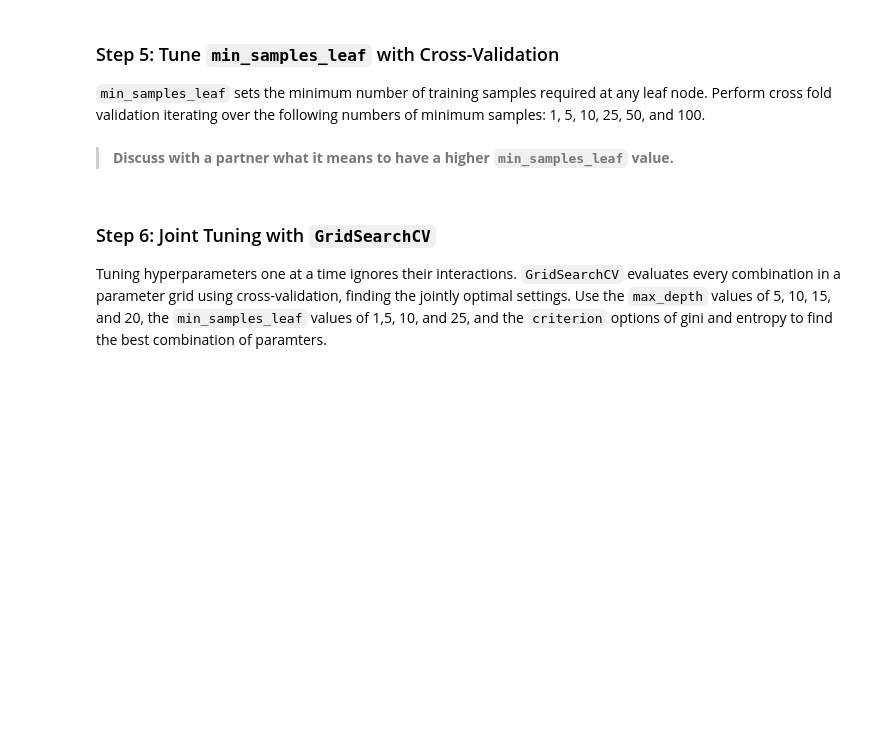
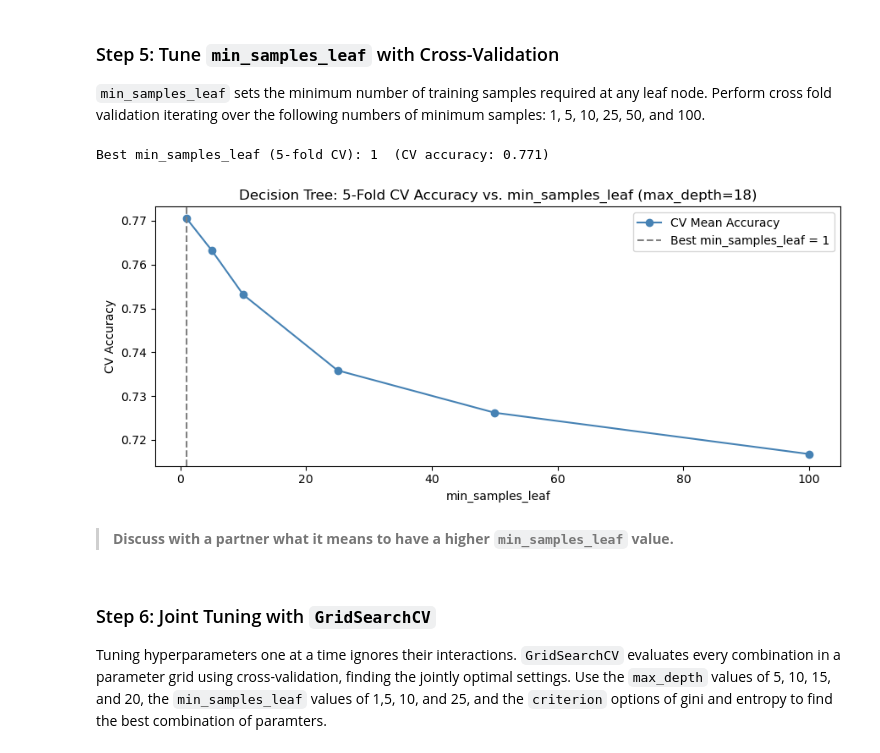
Before and after one commit to pfnorton39/weekly-lab-templates, a Jupyter notebook: lab6/lab6.ipynb, the cells around one changed output. Cells and saved outputs as stored; diff of their text form; code cells hidden in the pictures; blank space fills up the shorter version.

```diff
--- a/lab6/lab6.ipynb
+++ b/lab6/lab6.ipynb
@@ -92,20 +121,33 @@ plt.show()
 
 `min_samples_leaf` sets the minimum number of training samples required at any leaf node. Perform cross fold validation iterating over the following numbers of minimum samples: 1, 5, 10, 25, 50, and 100.
 # %%
+leaf_sizes = [1, 5, 10, 25, 50, 100]
+leaf_cv_means = []
+
+for n in leaf_sizes:
+    dt = DecisionTreeClassifier(max_depth = best_depth, min_samples_leaf = n, random_state = 42)
+    scores = cross_val_score(dt, X_train, y_train, cv = 5, scoring = 'accuracy')
+    leaf_cv_means.append(scores.mean())
+
+leaf_cv_means = np.array(leaf_cv_means)
+best_leaf = leaf_sizes[np.argmax(leaf_cv_means)]
 
 
 
 print(f"Best min_samples_leaf (5-fold CV): {best_leaf}  (CV accuracy: {leaf_cv_means.max():.3f})")
 
 plt.figure(figsize=(9, 4))
 plt.plot(leaf_sizes, leaf_cv_means, label='CV Mean Accuracy', marker='o', color='steelblue')
 plt.axvline(best_leaf, color='gray', linestyle='--', label=f'Best min_samples_leaf = {best_leaf}')
 plt.xlabel('min_samples_leaf')
 plt.ylabel('CV Accuracy')
 plt.title(f'Decision Tree: 5-Fold CV Accuracy vs. min_samples_leaf (max_depth={best_depth})')
 plt.legend()
 plt.tight_layout()
 plt.show()
+# %% [output]
+Best min_samples_leaf (5-fold CV): 1  (CV accuracy: 0.771)
+[figure, added]
 # %% [markdown]
 > **Discuss with a partner what it means to have a higher `min_samples_leaf` value.**
 # %% [markdown]
```
Also changed, not shown: parts of 11 cells of this notebook.
